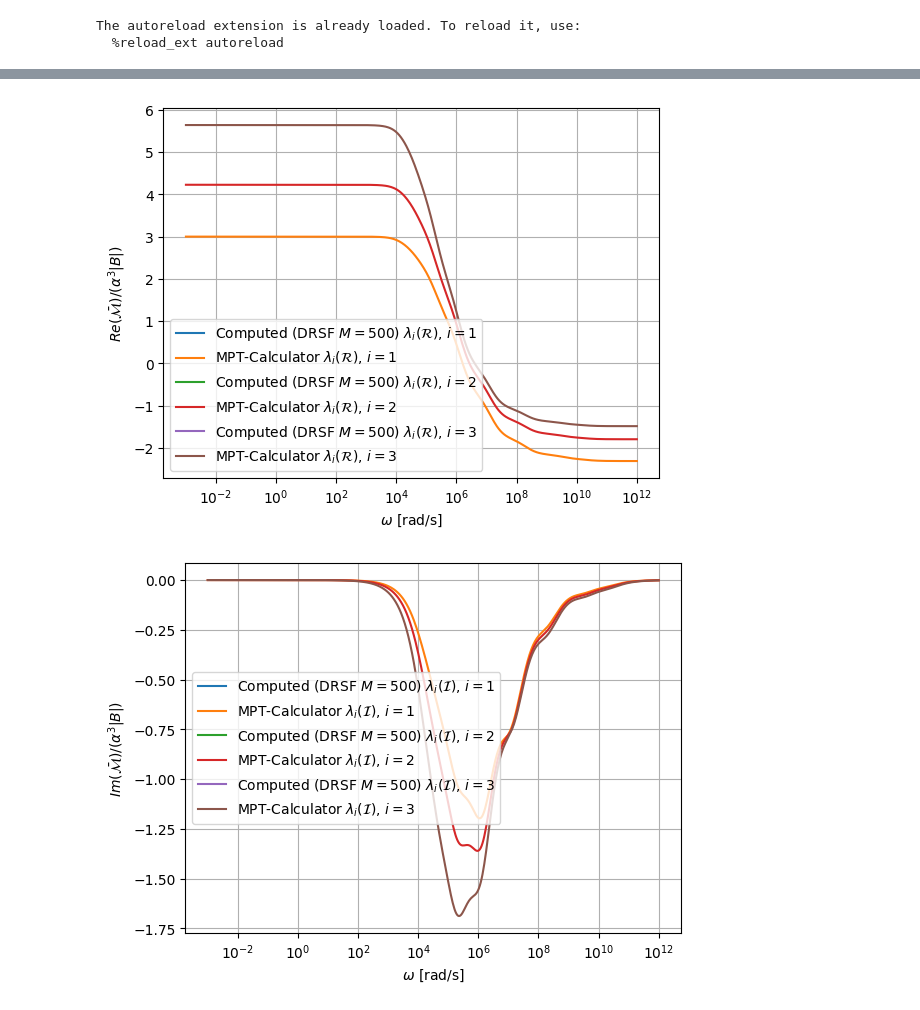
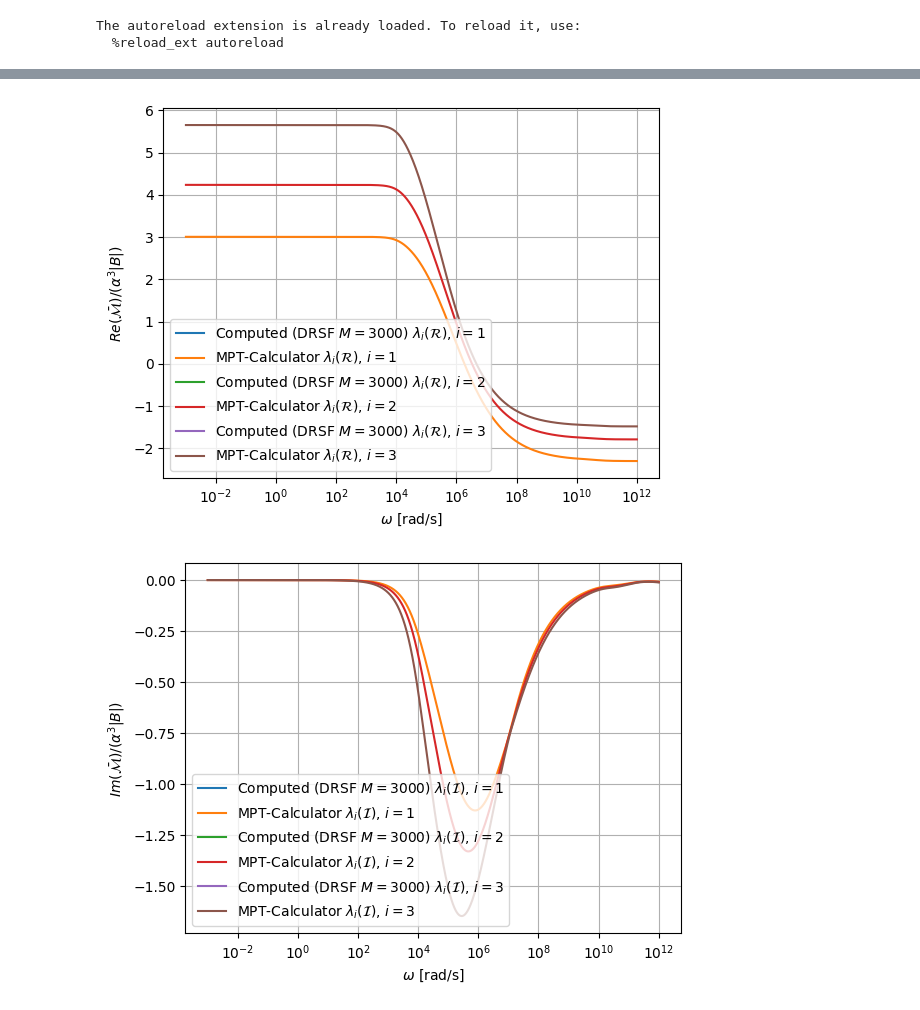
Before and after one commit to MPT-Calculator/MPT-Calculator, a Jupyter notebook: tet_spectrum_results.ipynb, the cells around one changed output, grey strips where cells are left out. Saved outputs shown, nothing was run; the diff lists cells and outputs as text; code cells hidden in the pictures.

```diff
--- a/tet_spectrum_results.ipynb
+++ b/tet_spectrum_results.ipynb
@@ -9,15 +9,17 @@ import scipy.sparse as sp
 The autoreload extension is already loaded. To reload it, use:
   %reload_ext autoreload
 # %%
-P=3
+P=5
 alpha=0.001
 sigma=1e7
 mur=32
 mu0=4*np.pi*1e-7
 vol=26.833234653902096
+N=3000
+NPOD=50
 # %%
 # Select directory
-directory="Results/CSG_Tetra/al_0.001_mu_32_sig_1e7/1e-3-1e12_500_el_25794_ord_"+str(P)+"_POD_13_1e-6"
+directory="Results/CSG_Tetra/al_0.001_mu_32_sig_1e7/1e-3-1e12_"+str(N)+"_el_25794_ord_"+str(P)+"_POD_"+str(NPOD)+"_1e-6"
 
 ck=np.genfromtxt(directory+'/Data/Amplitudes.csv', delimiter=',')
 xi=np.genfromtxt(directory+'/Data/Modes.csv', delimiter=',')
@@ -150,36 +149,36 @@ N=len(Omega)
 for i in range(3):
     #DRSF=MPTinf_ob[i,i]*np.ones((N),dtype=complex)
     nfound=len(xi[:,0])
     ckp=ck[0:nfound,i]
     xip=xi[:,i]
     # We need to use e.values of MPTinf and take account of ordering this is now done in getimpulse_step
     DRSF=(ckp[0])*np.ones((N),dtype=complex)
     for n in range(1,nfound):
         DRSF+=ckp[n]/(1+1j*Omega/xip[n])
     plt.figure(1)
-    plt.semilogx(Omega,np.real(DRSF)/(alpha**3*vol),label=r"Computed (DRSF $M=500$) $\lambda_i({\cal R})$, $i=$"+str(i+1))
+    plt.semilogx(Omega,np.real(DRSF)/(alpha**3*vol),label=r"Computed (DRSF $M=3000$) $\lambda_i({\cal R})$, $i=$"+str(i+1))
     plt.semilogx(Omega,np.real(Eigenvalues[:,i])/(alpha**3*vol),label=r"MPT-Calculator $\lambda_i({\cal R})$, $i=$"+str(i+1))
 
     plt.figure(2)
-    plt.semilogx(Omega,np.imag(DRSF)/(alpha**3*vol),label=r"Computed (DRSF $M=500$) $\lambda_i({\cal I})$, $i=$"+str(i+1))
+    plt.semilogx(Omega,np.imag(DRSF)/(alpha**3*vol),label=r"Computed (DRSF $M=3000$) $\lambda_i({\cal I})$, $i=$"+str(i+1))
     plt.semilogx(Omega,-np.imag(Eigenvalues[:,i])/(alpha**3*vol),label=r"MPT-Calculator $\lambda_i({\cal I})$, $i=$"+str(i+1))
 
 
 plt.figure(1)
 
 plt.xlabel(r"$\omega$ [rad/s]")
 plt.ylabel(r"$Re(\bar{\cal M})/(\alpha^3|B|)$")
 plt.grid()
 plt.legend()
-#plt.savefig("results/tet/computed_realmpt_M500_tet.pdf")
+plt.savefig("my_plots/tet_mpt/computed_realmpt_M3000_tet.pdf")
 
 plt.figure(2)
 plt.xlabel(r"$\omega$ [rad/s]")
 plt.ylabel(r"$Im(\bar{\cal M})/(\alpha^3|B|)$")
 plt.legend()
 plt.grid()
-#plt.savefig("results/tet/computed_imagmpt_M500_tet.pdf")
+plt.savefig("my_plots/tet_mpt/computed_imagmpt_M3000_tet.pdf")
 plt.show()
 # %% [output]
-[figure, old version]
+[figure, new version]
-[figure, old version]
+[figure, new version]
```
Also changed, not shown: parts of 10 cells of this notebook, 24 other files.
